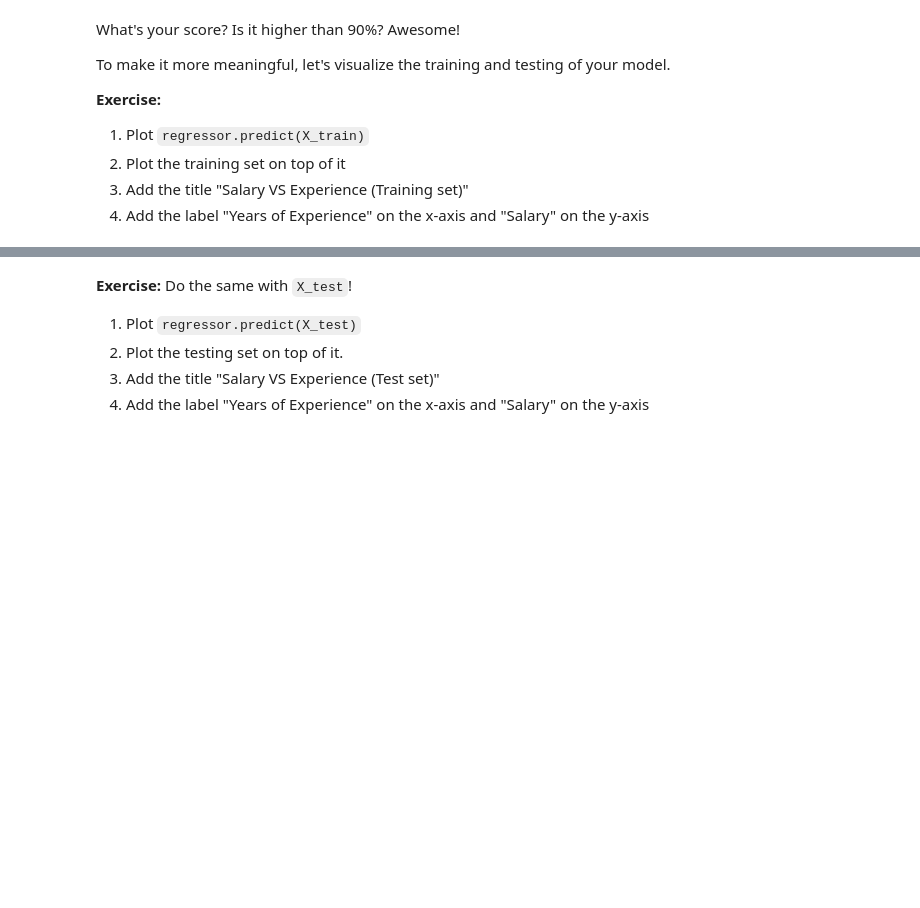
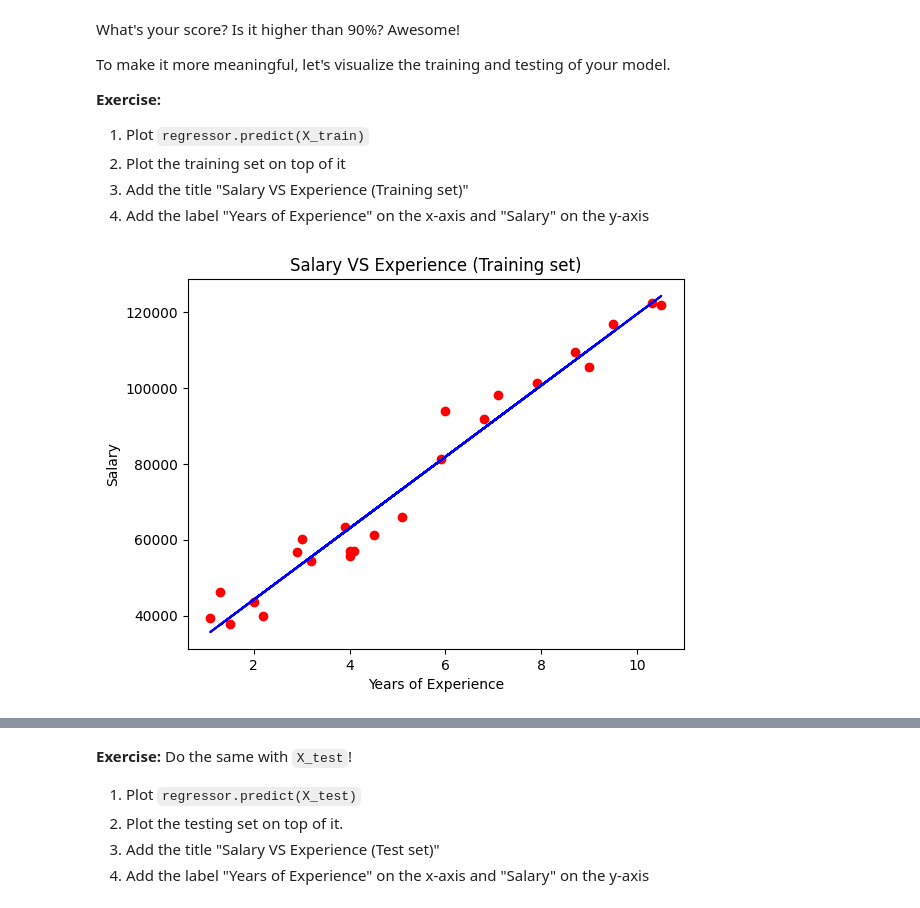
Before and after one commit to AdrienPiette/LGG-Thomas4, a Jupyter notebook: 02-TheHill/MachineLearningIntro/02-ModelingStructuredData/01-Regression/01-simple-linear-regression.ipynb, the cells around one changed output, grey strips where cells are left out. Drawn from its saved outputs; the diff is of its cells as text; code cells hidden in the pictures; blank space fills up the shorter version.

```diff
--- a/02-TheHill/MachineLearningIntro/02-ModelingStructuredData/01-Regression/01-simple-linear-regression.ipynb
+++ b/02-TheHill/MachineLearningIntro/02-ModelingStructuredData/01-Regression/01-simple-linear-regression.ipynb
@@ -163,17 +142,13 @@ Generally, the training dataset contains 80% of the whole dataset. The remaining
 
 **Exercise:** Import `train_test_split` from `sklearn` and split the dataset and create the variables `X_train`, `X_test`, `y_train`, `y_test`.
 # %%
+import numpy as np
 from sklearn.model_selection import train_test_split
 
+X = np.array(df['YearsExperience']).reshape(-1, 1)  # Reshape to 2D array
+y = np.array(df['Salary']).reshape(-1, 1)  # Reshape to 2D array
 
-X = np.array (df ['YearsExperience'])
-y = np.array (df.drop('Salary', axis=1))
-
-
-
-X_train, X_test, y_train, y_test = train_test_split(X,y, test_size=0.2,random_state=42)
-X_train = np.array(X_train).reshape(-1,1)
-X_train = np.array(X_test).reshape (-1,1)
+X_train, X_test, y_train, y_test = train_test_split(X, y, test_size=0.2, random_state=42)
 # %% [markdown]
 ### 5. Load and fit the model
 
@@ -217,6 +201,17 @@ To make it more meaningful, let's visualize the training and testing of your mod
 2. Plot the training set on top of it
 3. Add the title "Salary VS Experience (Training set)"
 4. Add the label "Years of Experience" on the x-axis and "Salary" on the y-axis
+# %%
+import matplotlib.pyplot as plt
+# Visualize the training set results
+plt.scatter(X_train, y_train, color='red')  # Plotting the actual training data
+plt.plot(X_train, model.predict(X_train), color='blue')  # Plotting the regression line
+plt.title('Salary VS Experience (Training set)')
+plt.xlabel('Years of Experience')
+plt.ylabel('Salary')
+plt.show()
+# %% [output]
+[figure, added]
 # %% [markdown]
 The expected result should look like this:
 
```
Also changed, not shown: parts of 8 cells of this notebook, 2 other files.
